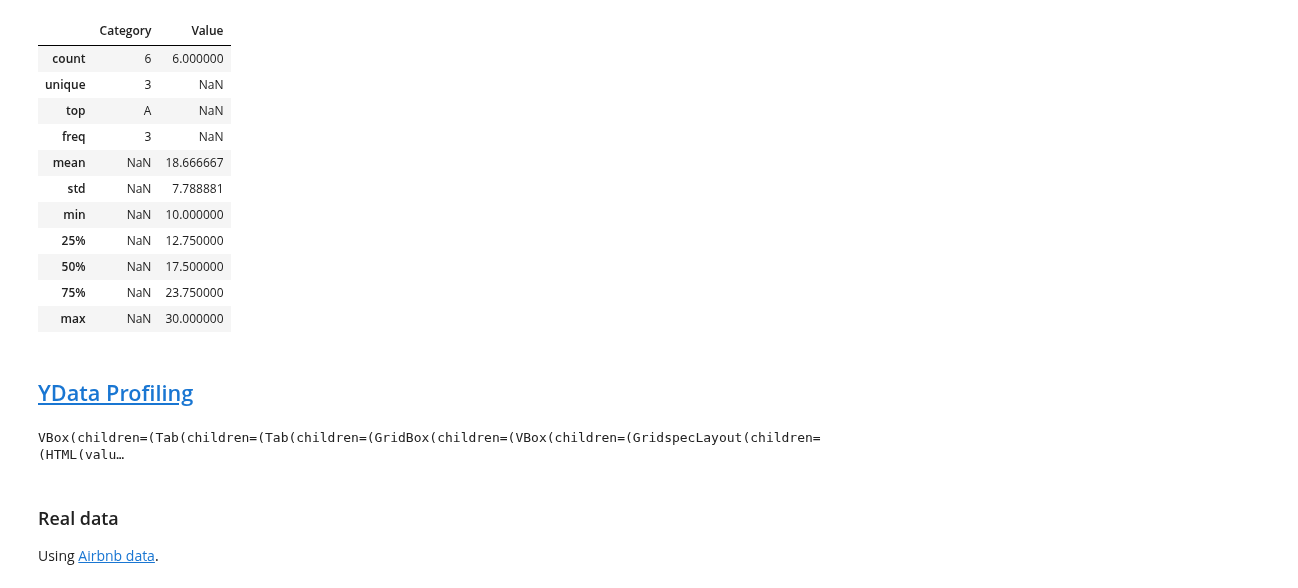
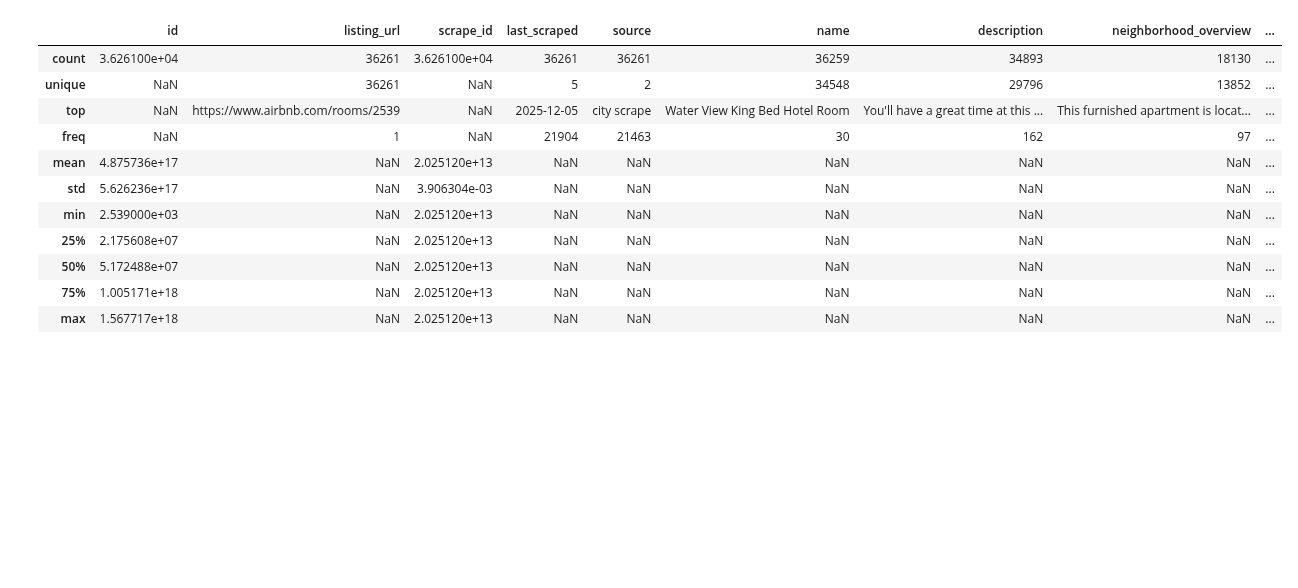
Before and after one commit to advanced-computing/course-materials, a Jupyter notebook: examples/profiling/profiling.ipynb, the cells around one changed output. Saved outputs shown, nothing was run; the diff lists cells and outputs as text; code cells hidden in the pictures; blank space fills up the shorter version.

Commit message:
remove use of YData Profiling
Using Data Wrangler instead.

```diff
--- a/examples/profiling/profiling.ipynb
+++ b/examples/profiling/profiling.ipynb
@@ -20,0 +5,11 @@ df
+# %%
+import pandas as pd
+
+airbnbs = pd.read_csv(
+    "https://data.insideairbnb.com/united-states/ny/new-york-city/2025-12-04/data/listings.csv.gz"
+)
+
+# show all columns
+pd.set_option("display.max_columns", None)
+
+airbnbs
@@ -21,28 +50,15 @@ df
 # %%
-df.describe(include="all")
+airbnbs.describe(include="all")
 # %% [output]
-|  | Category | Value |
-| count | 6 | 6.000000 |
-| unique | 3 | NaN |
-| top | A | NaN |
-| freq | 3 | NaN |
-| mean | NaN | 18.666667 |
-| std | NaN | 7.788881 |
-| min | NaN | 10.000000 |
-| 25% | NaN | 12.750000 |
-| 50% | NaN | 17.500000 |
-| 75% | NaN | 23.750000 |
-| max | NaN | 30.000000 |
+|  | id | listing_url | scrape_id | last_scraped | source | name | description | neighborhood_overview | ... |
+| count | 3.626100e+04 | 36261 | 3.626100e+04 | 36261 | 36261 | 36259 | 34893 | 18130 | ... |
+| unique | NaN | 36261 | NaN | 5 | 2 | 34548 | 29796 | 13852 | ... |
+| top | NaN | https://www.airbnb.com/rooms/2539 | NaN | 2025-12-05 | city scrape | Water View King Bed Hotel Room | You'll have a great time at this ... | This furnished apartment is locat... | ... |
+| freq | NaN | 1 | NaN | 21904 | 21463 | 30 | 162 | 97 | ... |
+| mean | 4.875736e+17 | NaN | 2.025120e+13 | NaN | NaN | NaN | NaN | NaN | ... |
+| std | 5.626236e+17 | NaN | 3.906304e-03 | NaN | NaN | NaN | NaN | NaN | ... |
+| min | 2.539000e+03 | NaN | 2.025120e+13 | NaN | NaN | NaN | NaN | NaN | ... |
+| 25% | 2.175608e+07 | NaN | 2.025120e+13 | NaN | NaN | NaN | NaN | NaN | ... |
+| 50% | 5.172488e+07 | NaN | 2.025120e+13 | NaN | NaN | NaN | NaN | NaN | ... |
+| 75% | 1.005171e+18 | NaN | 2.025120e+13 | NaN | NaN | NaN | NaN | NaN | ... |
+| max | 1.567717e+18 | NaN | 2.025120e+13 | NaN | NaN | NaN | NaN | NaN | ... |
-# %% [markdown]
-## [YData Profiling](https://docs.profiling.ydata.ai/latest/)
-# %%
-from ydata_profiling import ProfileReport
-
-profile = ProfileReport(df, title="Pandas Profiling Report")
-profile.to_widgets()
-# %% [output]
-VBox(children=(Tab(children=(Tab(children=(GridBox(children=(VBox(children=(GridspecLayout(children=(HTML(valu…
-# %% [markdown]
-### Real data
-
-Using [Airbnb data](https://insideairbnb.com/).
```
Also changed, not shown: parts of 12 cells of this notebook, 4 other files.
